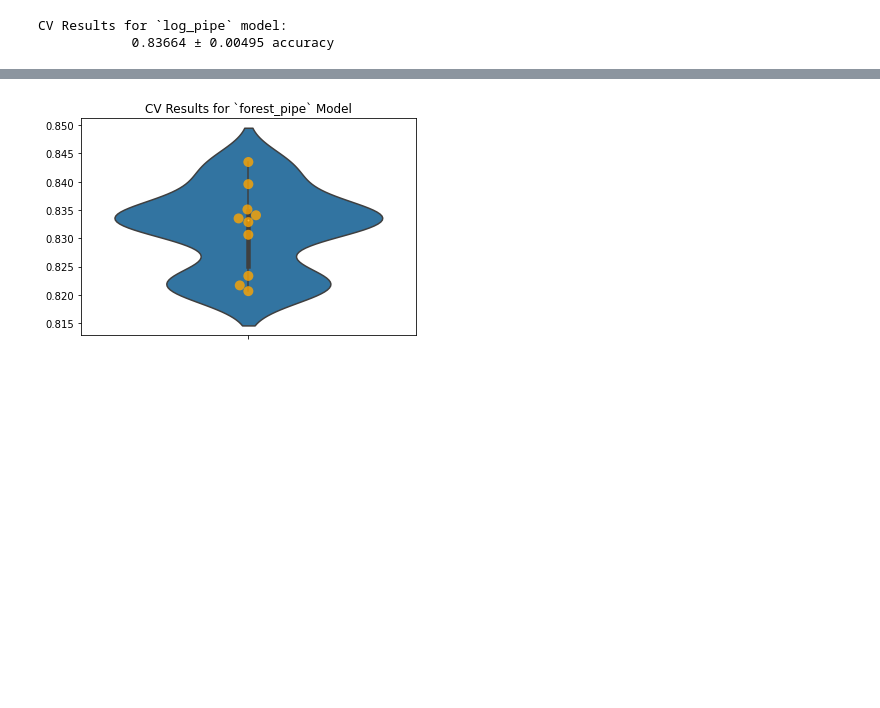
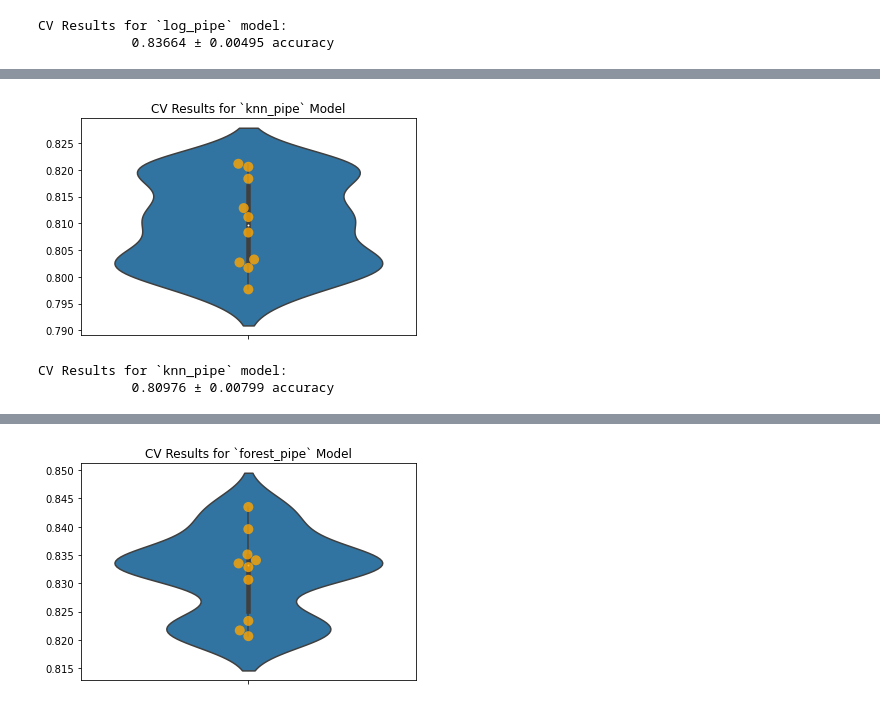
Before and after one commit to ZachRauch/Flu-Shot-Learning, a Jupyter notebook: Workspace/Workflow_With_Pipelines.ipynb, the cells around one changed output, grey strips where cells are left out. Saved outputs shown, nothing was run; the diff lists cells and outputs as text; code cells hidden in the pictures; blank space fills up the shorter version.

```diff
--- a/Workspace/Workflow_With_Pipelines.ipynb
+++ b/Workspace/Workflow_With_Pipelines.ipynb
@@ -396,0 +417,2 @@ CV Results for `log_pipe` model:
+# %%
+pd.DataFrame(ct.fit_transform(X_train1)).describe()
@@ -396,0 +436,13 @@ CV Results for `log_pipe` model:
+# %%
+knn_pipe = ModelWithCV(knn_model_pipe, 'knn_pipe', X_train1, y_train1)
+# %%
+fig, ax = plt.subplots()
+
+knn_pipe.plot_cv(ax=ax);
+# %% [output]
+[figure, added]
+# %%
+knn_pipe.print_cv_summary()
+# %% [output]
+CV Results for `knn_pipe` model:
+            0.80976 ± 0.00799 accuracy
```
Also changed, not shown: parts of 65 cells of this notebook.
